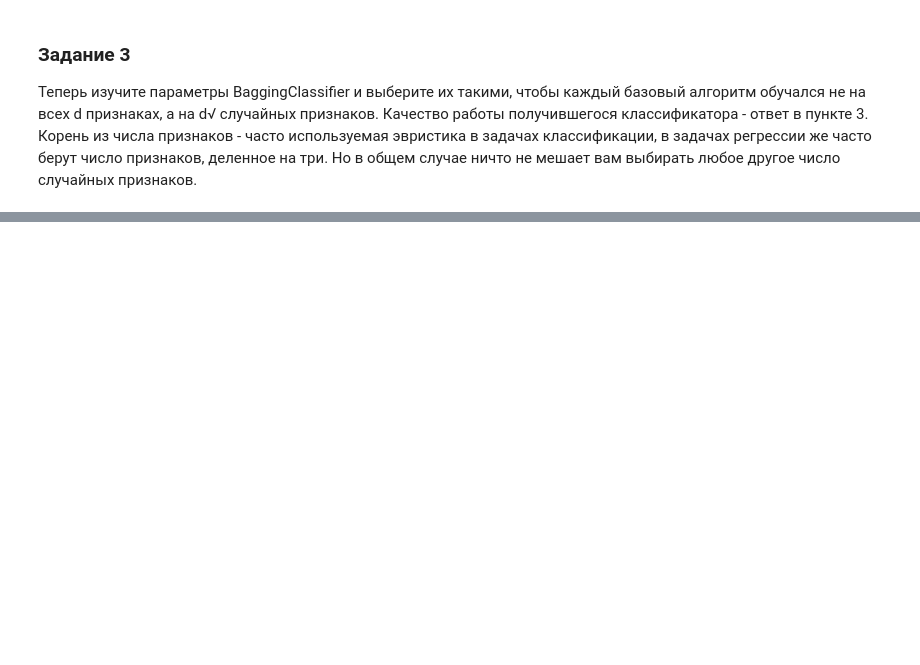
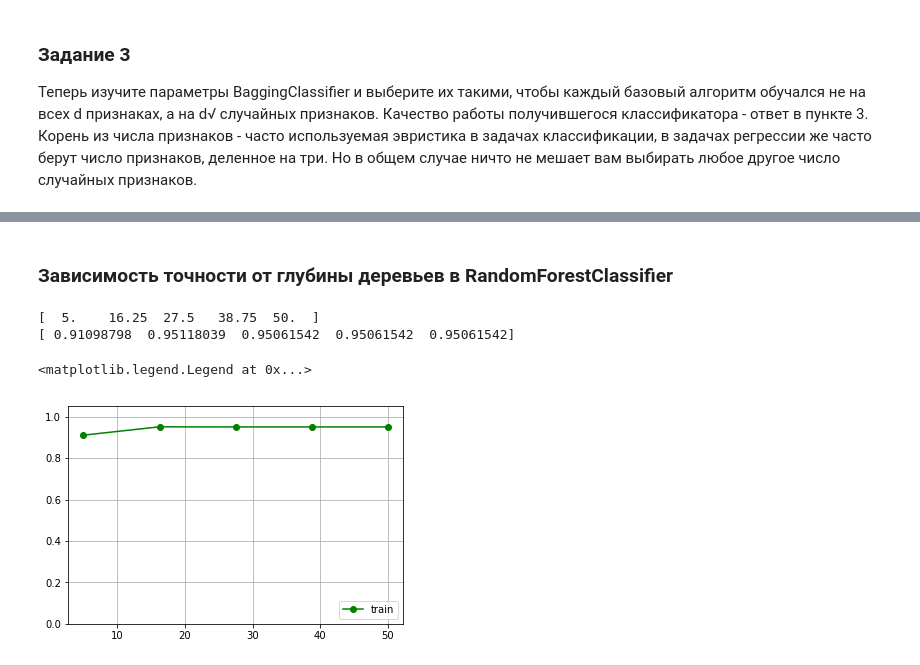
Before and after one commit to lamotik/MFTI_ML, a Jupyter notebook: supervised-learning/w4/pa1/bagging_and_random_forest.ipynb, the cells around one changed output, grey strips where cells are left out. Drawn from its saved outputs; the diff is of its cells as text; code cells hidden in the pictures; blank space fills up the shorter version.

```diff
--- a/supervised-learning/w4/pa1/bagging_and_random_forest.ipynb
+++ b/supervised-learning/w4/pa1/bagging_and_random_forest.ipynb
@@ -98,0 +174,22 @@ pylab.legend(loc='lower right')
+# %% [markdown]
+### Зависимость точности от глубины деревьев в RandomForestClassifier
+# %%
+x_ = np.linspace(5, 50, num=5)
+y_ = np.zeros([len(x_), ], dtype=float)
+
+for k, v in enumerate(x_):
+    rfc = ensemble.RandomForestClassifier(n_estimators = 100, max_depth=int(v), random_state = 0)
+    y_[k] = cross_validation.cross_val_score(rfc, X, y, cv=10).mean()
+
+print(x_)
+print(y_)
+
+pylab.grid(True)
+pylab.plot(x_, y_, 'g-', marker='o', label='train')
+pylab.ylim((0.0, 1.05))
+pylab.legend(loc='lower right')
+# %% [output]
+[  5.    16.25  27.5   38.75  50.  ]
+[ 0.91098798  0.95118039  0.95061542  0.95061542  0.95061542]
+<matplotlib.legend.Legend at 0x...>
+[figure, added]
```
Also changed, not shown: parts of 25 cells of this notebook, 5 other files.
